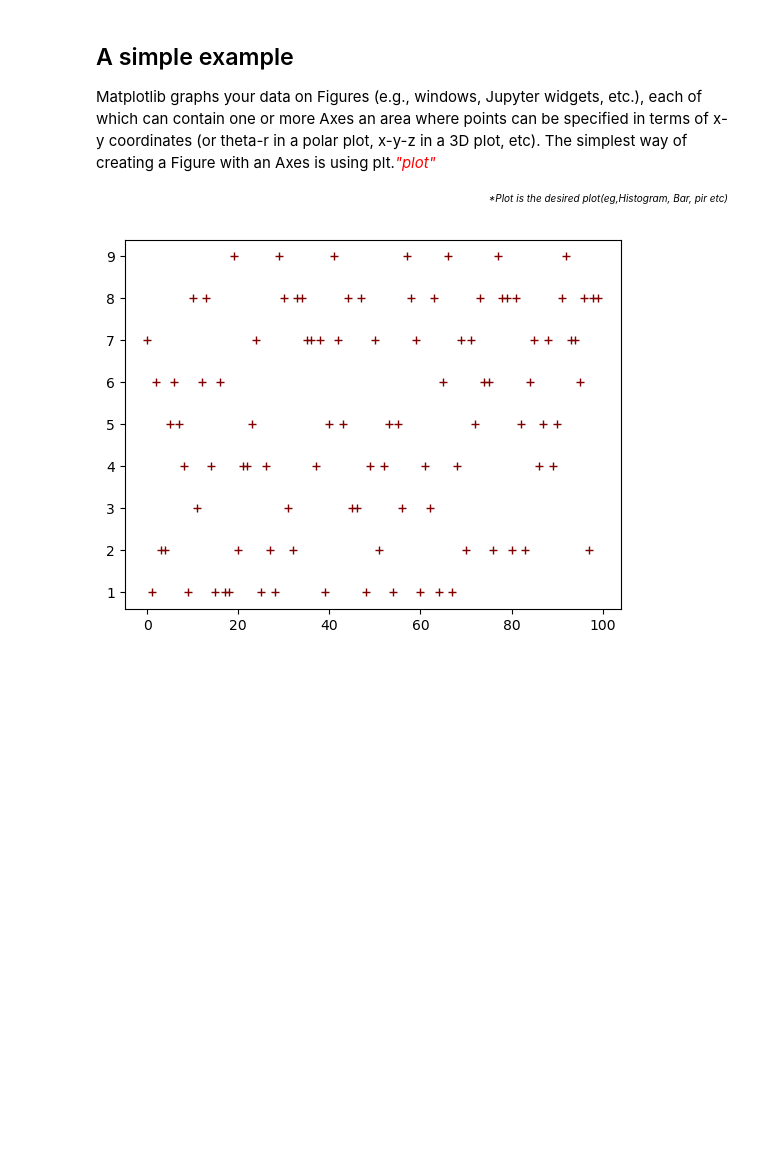
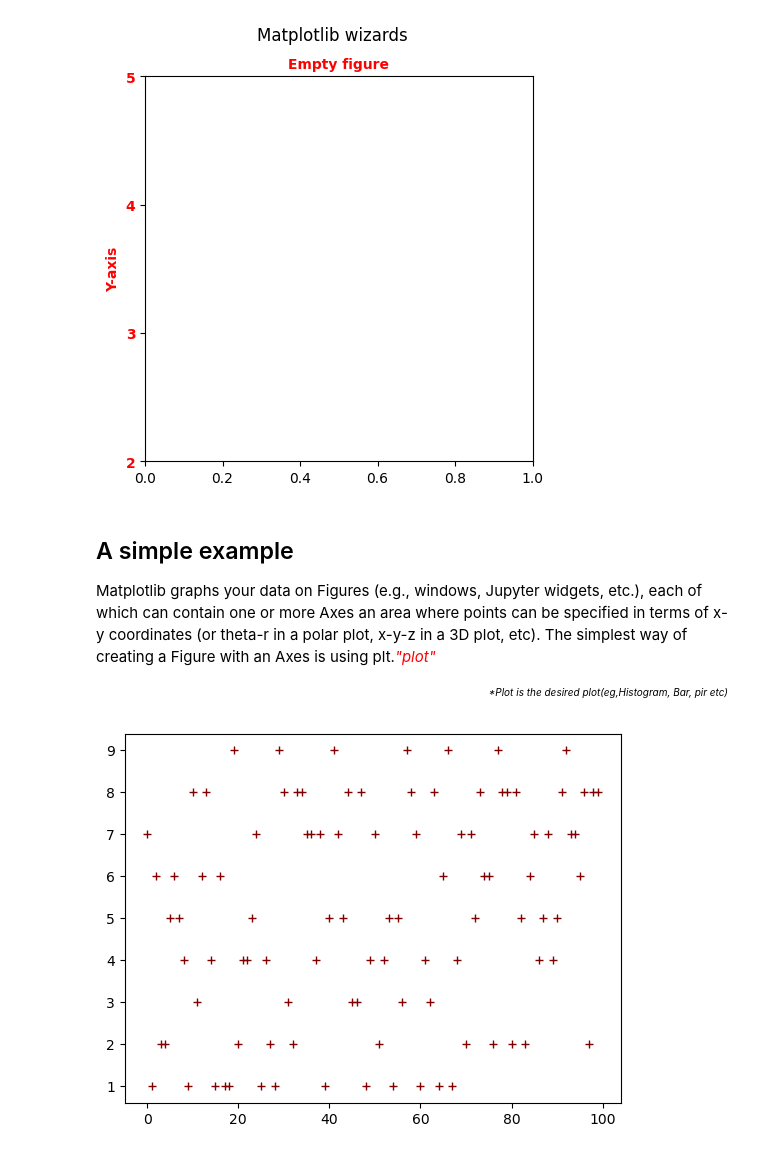
Before and after one commit to slmsshk/Data-Science-Dummy-main, a Jupyter notebook: Visualization/Visualization.ipynb, the cells around one changed output. Drawn from its saved outputs; the diff is of its cells as text; code cells hidden in the pictures; blank space fills up the shorter version.

```diff
--- a/Visualization/Visualization.ipynb
+++ b/Visualization/Visualization.ipynb
@@ -88,6 +88,17 @@ an Artist cannot be shared by multiple Axes, or moved from one to another.</p>
 </section>
 # %%
 import matplotlib.pyplot as plt
+# %%
+plt.figure(figsize=(5,5))
+plt.suptitle('Matplotlib wizards')
+plt.title('Empty figure',fontsize=10,fontweight='bold',color='red')
+plt.yticks([2,3,4,5,6,7,8,9],fontsize=10,fontweight='bold',color='red')
+plt.ylim([2,5])
+plt.ylabel('Y-axis',fontsize=10,fontweight='bold',color='red')
+
+plt.show()
+# %% [output]
+[figure, added]
 # %% [markdown]
 <h2>A simple example</h2>
 <p>Matplotlib graphs your data on Figures (e.g., windows, Jupyter widgets, etc.), each of which can contain one or more Axes an
```
Also changed, not shown: parts of 2 cells of this notebook, 2 other files.
